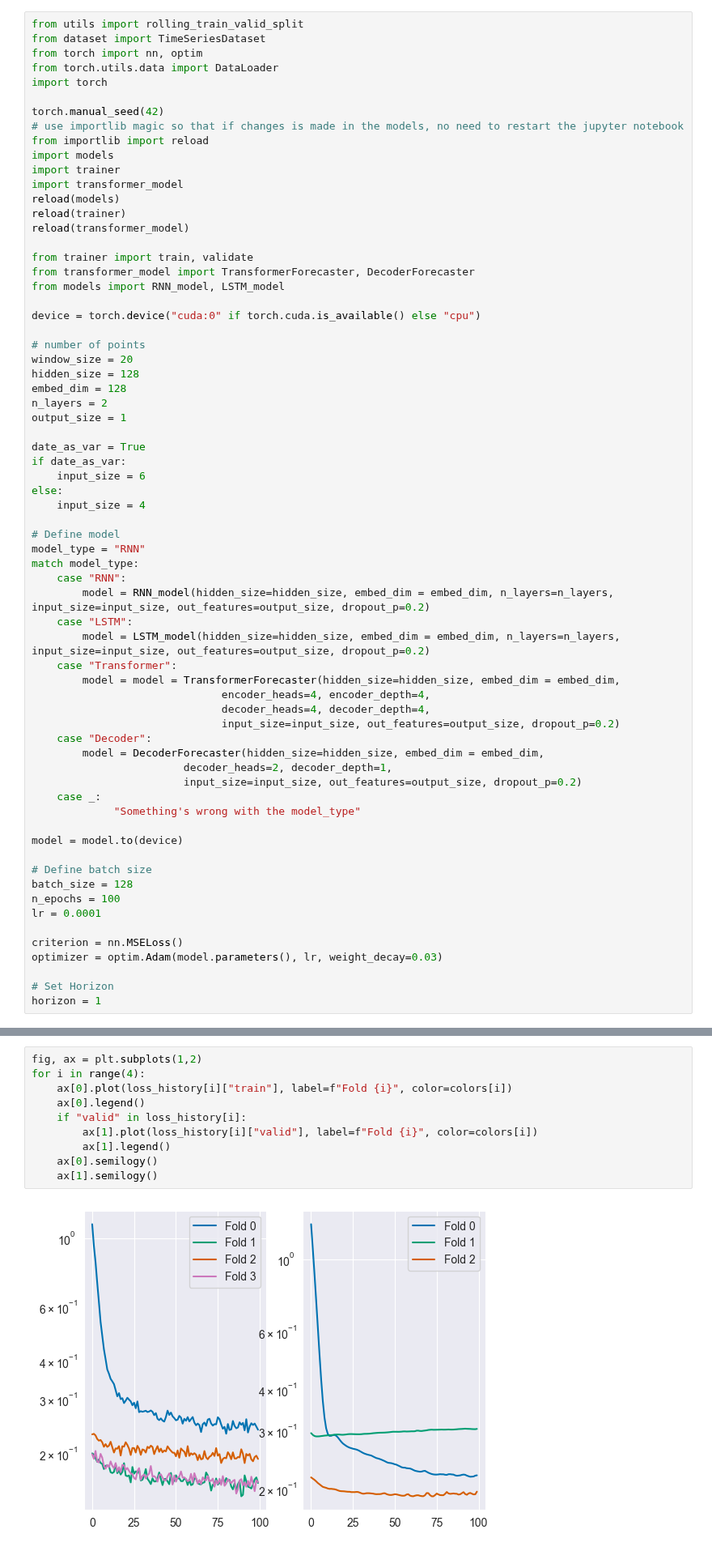
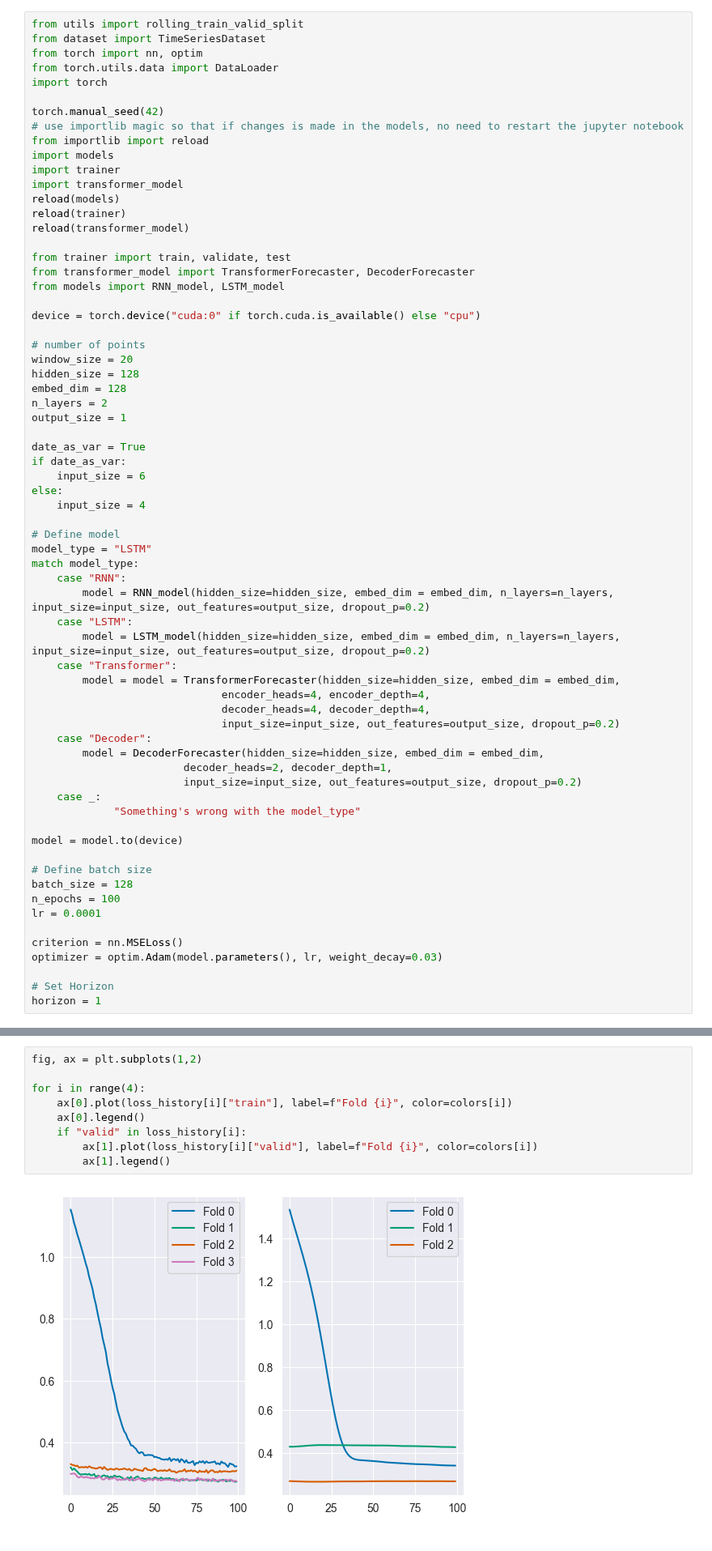
Before and after one commit to Jookare/ADAML-project2, a Jupyter notebook: Train/training.ipynb, the cells around one changed output, grey strips where cells are left out. Shown at 81% size. Drawn from its saved outputs; the diff is of its cells as text.

```diff
--- a/Train/training.ipynb
+++ b/Train/training.ipynb
@@ -124,7 +124,7 @@ reload(models)
 reload(trainer)
 reload(transformer_model)
 
-from trainer import train, validate
+from trainer import train, validate, test
 from transformer_model import TransformerForecaster, DecoderForecaster
 from models import RNN_model, LSTM_model
 
@@ -144,7 +144,7 @@ else:
     input_size = 4
 
 # Define model
-model_type = "RNN"
+model_type = "LSTM"
 match model_type:
     case "RNN":
         model = RNN_model(hidden_size=hidden_size, embed_dim = embed_dim, n_layers=n_layers, input_size=input_size, out_features=output_size, dropout_p=0.2)
@@ -224,16 +224,15 @@ Epoch 100/100, Train Loss: 0.1617, Val Loss: 0.0000
 ## Plot train and validation losses
 # %%
 fig, ax = plt.subplots(1,2)
+
 for i in range(4):
     ax[0].plot(loss_history[i]["train"], label=f"Fold {i}", color=colors[i])
     ax[0].legend()
     if "valid" in loss_history[i]:
         ax[1].plot(loss_history[i]["valid"], label=f"Fold {i}", color=colors[i])
         ax[1].legend()
-    ax[0].semilogy()
-    ax[1].semilogy()
 # %% [output]
-[figure, old version]
+[figure, new version]
 # %% [markdown]
 ## 1.2 Test
 # %%
```
Also changed, not shown: parts of 5 cells of this notebook, 2 other files.
